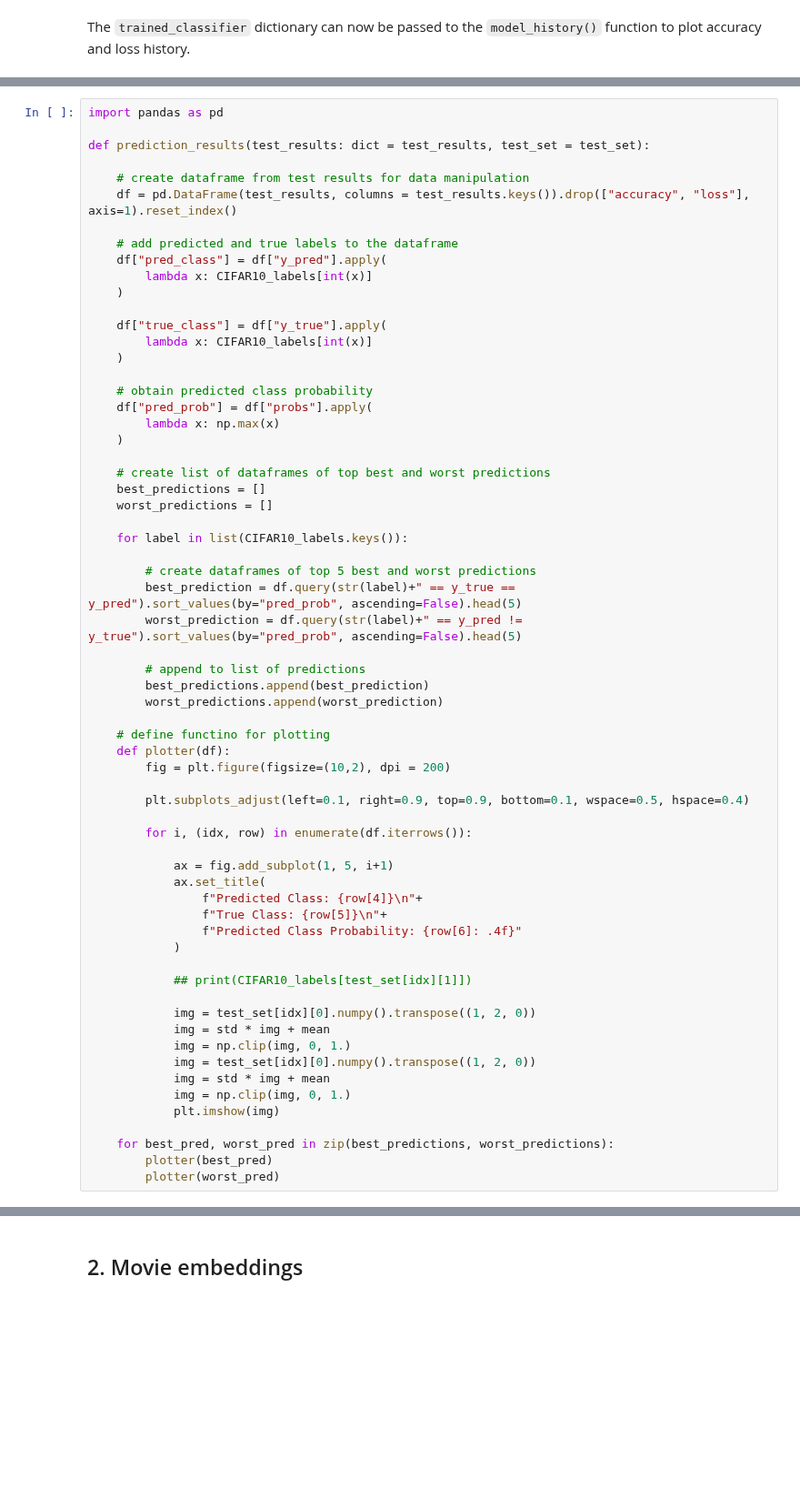
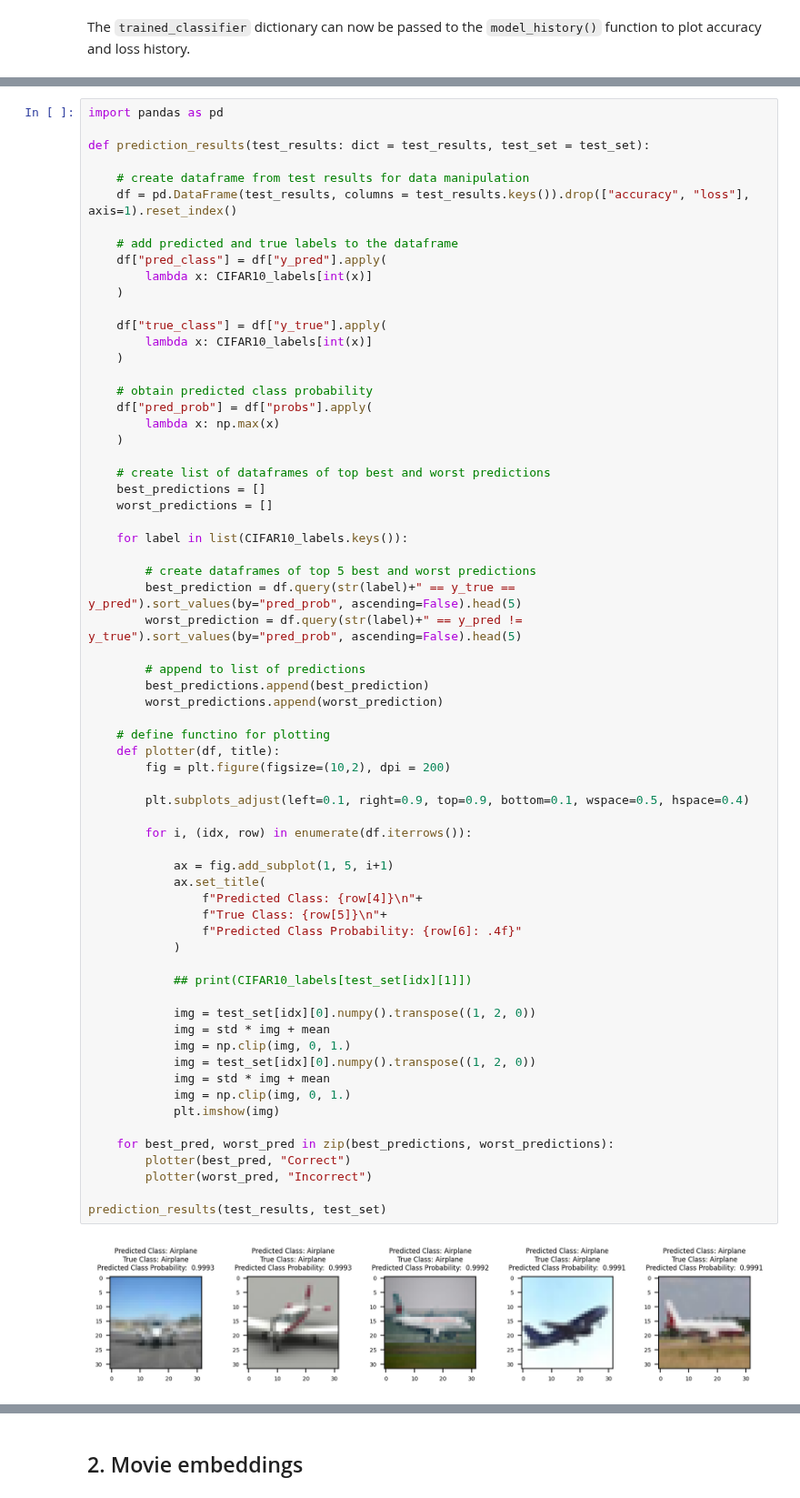
Before and after one commit to Team4IDS576/homework-assignments, a Jupyter notebook: Homework_2.ipynb, the cells around one changed output, grey strips where cells are left out. Shown at 91% size. Drawn from its saved outputs; the diff is of its cells as text; blank space fills up the shorter version.

```diff
--- a/Homework_2.ipynb
+++ b/Homework_2.ipynb
@@ -478,33 +510,37 @@ def prediction_results(test_results: dict = test_results, test_set = test_set):
 
         # append to list of predictions
         best_predictions.append(best_prediction)
         worst_predictions.append(worst_prediction)
 
     # define functino for plotting
-    def plotter(df):
+    def plotter(df, title):
         fig = plt.figure(figsize=(10,2), dpi = 200)
 
         plt.subplots_adjust(left=0.1, right=0.9, top=0.9, bottom=0.1, wspace=0.5, hspace=0.4)
 
         for i, (idx, row) in enumerate(df.iterrows()):
 
             ax = fig.add_subplot(1, 5, i+1)
             ax.set_title(
                 f"Predicted Class: {row[4]}\n"+
                 f"True Class: {row[5]}\n"+
                 f"Predicted Class Probability: {row[6]: .4f}"
             )
 
             ## print(CIFAR10_labels[test_set[idx][1]])
 
             img = test_set[idx][0].numpy().transpose((1, 2, 0))
             img = std * img + mean
             img = np.clip(img, 0, 1.)
             img = test_set[idx][0].numpy().transpose((1, 2, 0))
             img = std * img + mean
             img = np.clip(img, 0, 1.)
             plt.imshow(img)
 
     for best_pred, worst_pred in zip(best_predictions, worst_predictions):
-        plotter(best_pred)
-        plotter(worst_pred)
+        plotter(best_pred, "Correct")
+        plotter(worst_pred, "Incorrect")
+
+prediction_results(test_results, test_set)
+# %% [output]
+[figure, added]
```
Also changed, not shown: parts of 79 cells of this notebook.
